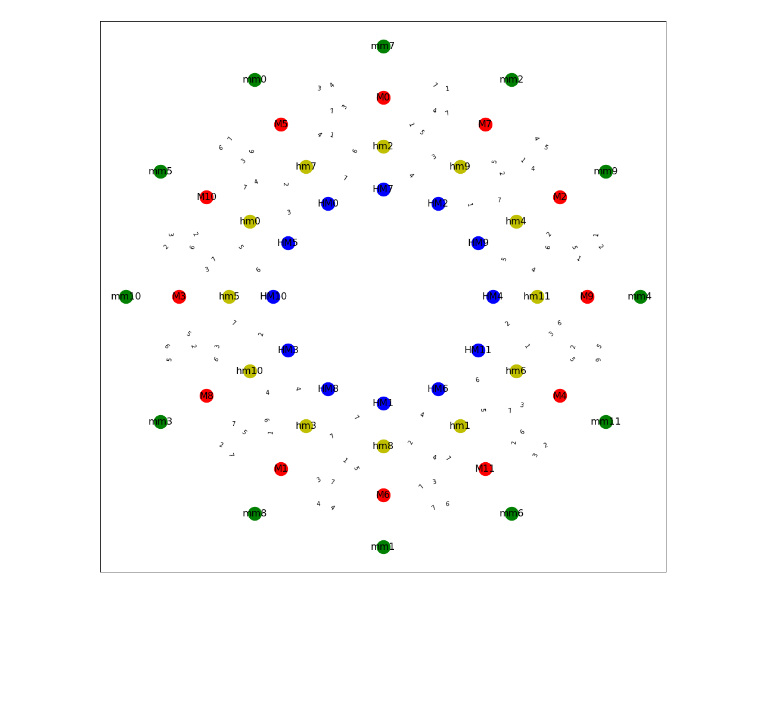
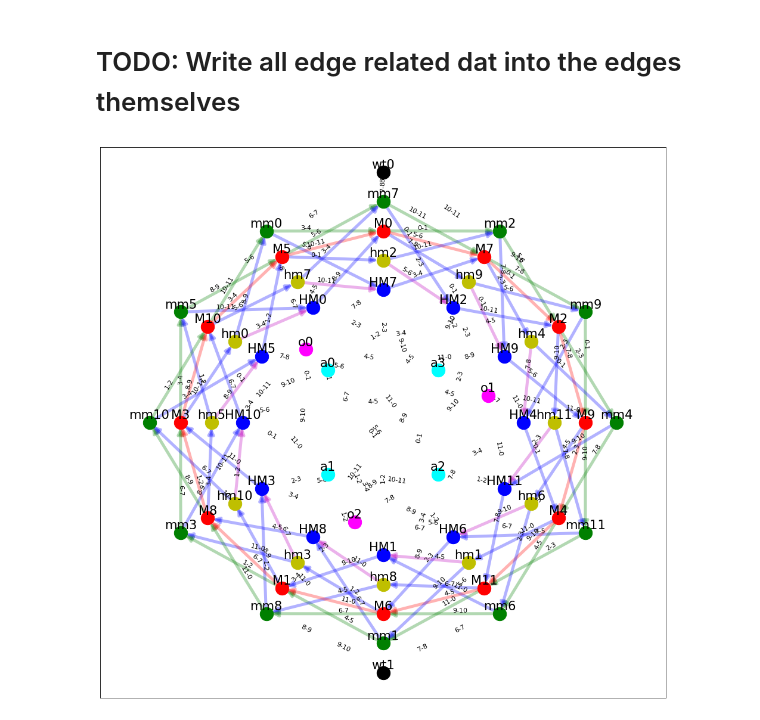
Before and after one commit to kureta/harmonic-scales, a Jupyter notebook: explore_graph.ipynb, the cells around one changed output. Drawn from its saved outputs; the diff is of its cells as text; code cells hidden in the pictures; blank space fills up the shorter version.

```diff
--- a/explore_graph.ipynb
+++ b/explore_graph.ipynb
@@ -29,3 +28,4 @@ while togo:
 # %%
 indices = [(x*7) % 12 for x in range(12)]
-phi = ((np.sqrt(5)+1)/2)
+def get_theta(x, offset=0):
+    return (x * 7 + offset) % 12
@@ -40,38 +43,85 @@ def layout(graph):
     rad =[r*2 + 5 for r in rad]
     return {n: (r * np.cos(t), r * np.sin(t)) for n, r, t in zip(nodes, rad, theta)}
+# %%
+improper = ['wholetone', 'octatonic', 'augmented']
+imp_offsets = [0, -1.5, -1.5]
+imp_order = [6, 1, 0]
+division = [6, 4, 3]
+def improper_layout(graph):
+    nodes = [n for n in graph.nodes if n[0] in improper]
+    theta = [(3 - get_theta(division[improper.index(n[0])] * n[1], imp_offsets[improper.index(n[0])])) * (np.pi / 6) for n in nodes]
+    rad = [imp_order[improper.index(n[0])] for n in nodes]
+    rad =[r*2 + 5 for r in rad]
+    return {n: (r * np.cos(t), r * np.sin(t)) for n, r, t in zip(nodes, rad, theta)}
 # %%
 def to_label(node):
-    mapping = {'major': 'M', 'melodic_minor': 'mm', 'harmonic_minor': 'hm', 'harmonic_major': 'HM'}
+    mapping = {'major': 'M', 'melodic_minor': 'mm', 'harmonic_minor': 'hm', 'harmonic_major': 'HM', 'augmented': 'a', 'octatonic':'o', 'wholetone': 'wt'}
     return f'{mapping[node[0]]}{node[1]}'
+# %% [markdown]
+# TODO: Write all edge related dat into the edges themselves
 # %%
 colors = {}
 for x in G.edges.data():
-    colors[x[:2]] = x[2]['edge_label']+1
+    colors[x[:2]] = f"{x[2]['edge_label']}-{(x[2]['edge_label']+1) % 12}"
 # %%
 majors = [n for n in G.nodes if n[0] == 'major']
 melodic_minors = [n for n in G.nodes if n[0] == 'melodic_minor']
 harmonic_majors = [n for n in G.nodes if n[0] == 'harmonic_major']
 harmonic_minors = [n for n in G.nodes if n[0] == 'harmonic_minor']
+augmenteds = [n for n in G.nodes if n[0] == 'augmented']
+octatonics = [n for n in G.nodes if n[0] == 'octatonic']
+wholetones = [n for n in G.nodes if n[0] == 'wholetone']
 
 labels = {node: to_label(node) for node in G.nodes}
 pos = layout(G)
+pos2= improper_layout(G)
+pos = {**pos, **pos2}
+
+color_map = {
+    ('major', 'major'): 'r',
+    ('major', 'melodic_minor'): 'g',
+    ('melodic_minor', 'major'): 'g',
+    ('melodic_minor', 'harmonic_major'): 'b',
+    ('harmonic_major', 'major'): 'b',
+    ('major', 'harmonic_minor'): 'b',
+    ('harmonic_minor', 'melodic_minor'): 'b',
+    ('harmonic_minor', 'harmonic_major'): 'm',
+
+    ('melodic_minor', 'wholetone'): 'white',
+    ('melodic_minor', 'octatonic'): 'white',
+    ('harmonic_major', 'octatonic'): 'white',
+    ('harmonic_major', 'augmented'): 'white',
+    ('octatonic', 'melodic_minor'): 'white',
+    ('octatonic', 'harmonic_minor'): 'white',
+    ('wholetone', 'melodic_minor'): 'white',
+    ('augmented', 'harmonic_minor'): 'white',
+}
+
+edge_colors = [color_map[(a[0], b[0])] for a, b in G.edges]
+# edge_colors = ['b' if a[1] != b[1] else 'r' for a, b in G.edges]
 
 nx.draw_networkx_nodes(G, pos, nodelist=majors, node_color="r", node_size=500)
 nx.draw_networkx_nodes(G, pos, nodelist=melodic_minors, node_color="g", node_size=500)
 nx.draw_networkx_nodes(G, pos, nodelist=harmonic_majors, node_color="b", node_size=500)
 nx.draw_networkx_nodes(G, pos, nodelist=harmonic_minors, node_color="y", node_size=500)
-nx.draw_networkx_labels(G, pos, labels, font_size=16)
-
+nx.draw_networkx_nodes(G, pos, nodelist=augmenteds, node_color="cyan", node_size=500)
+nx.draw_networkx_nodes(G, pos, nodelist=octatonics, node_color="magenta", node_size=500)
+nx.draw_networkx_nodes(G, pos, nodelist=wholetones, node_color="black", node_size=500)
+nx.draw_networkx_labels(G, {key: (val[0], val[1]+0.5) for key, val in pos.items()}, labels, font_size=21)
+# edge_list = [(a, b) for a, b in G.edges if a[1] != b[1]]
+edge_list = [(a, b) for a, b in G.edges if a[0] in scales and b[0] in scales]
+edge_colors = [c for (a, b), c in zip(G.edges, edge_colors) if a[0] in scales and b[0] in scales]
 nx.draw_networkx_edges(
     G,
     pos,
-    edgelist=edges,
     width=5,
-    alpha=0.5,
-    edge_color="b",
+    edgelist=edge_list,
+    arrowsize=20,
+    alpha=0.3,
+    edge_color=edge_colors,
 )
-nx.draw_networkx_edge_labels(G, pos, edge_labels=colors)
+nx.draw_networkx_edge_labels(G, pos, edge_labels=colors, label_pos=0.66, verticalalignment='bottom', bbox={'alpha': 0.0}, font_size=11)
 
 plt.show()
 # %% [output]
-[figure, old version]
+[figure, new version]
```
Also changed, not shown: parts of 20 cells of this notebook, 12 other files.
